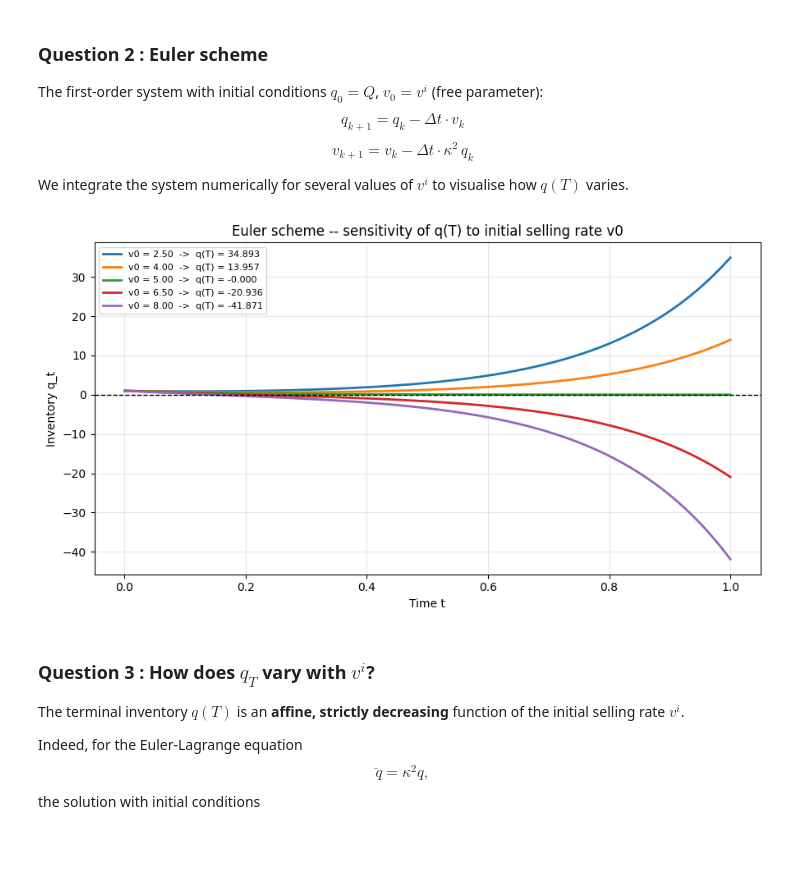
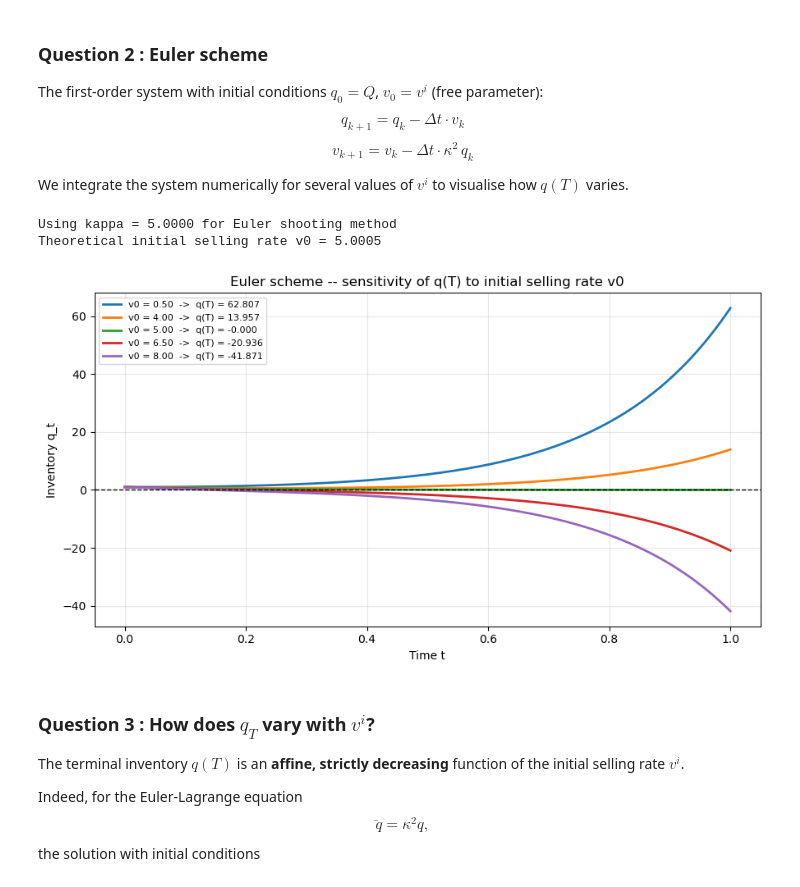
Before and after one commit to BenjaminFernandesNeres/almgren-chriss-extensions, a Jupyter notebook: main.ipynb, the cells around one changed output. Cells and saved outputs as stored; diff of their text form; code cells hidden in the pictures; blank space fills up the shorter version.

```diff
--- a/main.ipynb
+++ b/main.ipynb
@@ -292,34 +292,39 @@ $$v_{k+1} = v_k - \Delta t\cdot \kappa^2\,q_k$$
 We integrate the system numerically for several values of $v^i$ to visualise how $q(T)$ varies.
 # %%
 from almgren_chriss import _kappa  # kappa = sqrt(lambda * sigma^2 / eta)
-
+#sigma = 0.3    # asset volatility for a better view of the shooting method convergence
+#eta   = 0.1    # temporary market impact coefficient for a better view of the shooting method convergence
 lam_euler = 1.0
 N_euler   = 200
 kap = _kappa(lam_euler, sigma, eta)
-
+print(f"Using kappa = {kap:.4f} for Euler shooting method")
 # Theoretical v0 for reference
 if abs(kap * T) < 1e-8:
     v0_theory = Q / T
 else:
     v0_theory = Q * kap / np.tanh(kap * T)
 
+print(f"Theoretical initial selling rate v0 = {v0_theory:.4f}")
+
 # Try different initial selling rates
-v0_values = [v0_theory * f for f in [0.5, 0.8, 1.0, 1.3, 1.6]]
+v0_values = [v0_theory * f for f in [0.1, 0.8, 1.0, 1.3, 1.6]]
 
 plt.figure()
 for v0_i in v0_values:
     t_e, q_e, _ = euler_solve(Q, T, v0_i, kap, N_euler)
     plt.plot(t_e, q_e, label=f'v0 = {v0_i:.2f}  ->  q(T) = {q_e[-1]:.3f}')
 
 plt.axhline(0, color='k', linewidth=1, linestyle='--')
 plt.xlabel('Time t')
 plt.ylabel('Inventory q_t')
 plt.title('Euler scheme -- sensitivity of q(T) to initial selling rate v0')
 plt.legend(fontsize=8)
 plt.tight_layout()
 plt.show()
 # %% [output]
+Using kappa = 5.0000 for Euler shooting method
+Theoretical initial selling rate v0 = 5.0005
-[figure, old version]
+[figure, new version]
 # %% [markdown]
 ### Question 3 : How does $q_T$ vary with $v^i$?
 
```
Also changed, not shown: parts of 14 cells of this notebook, 1 other file.
